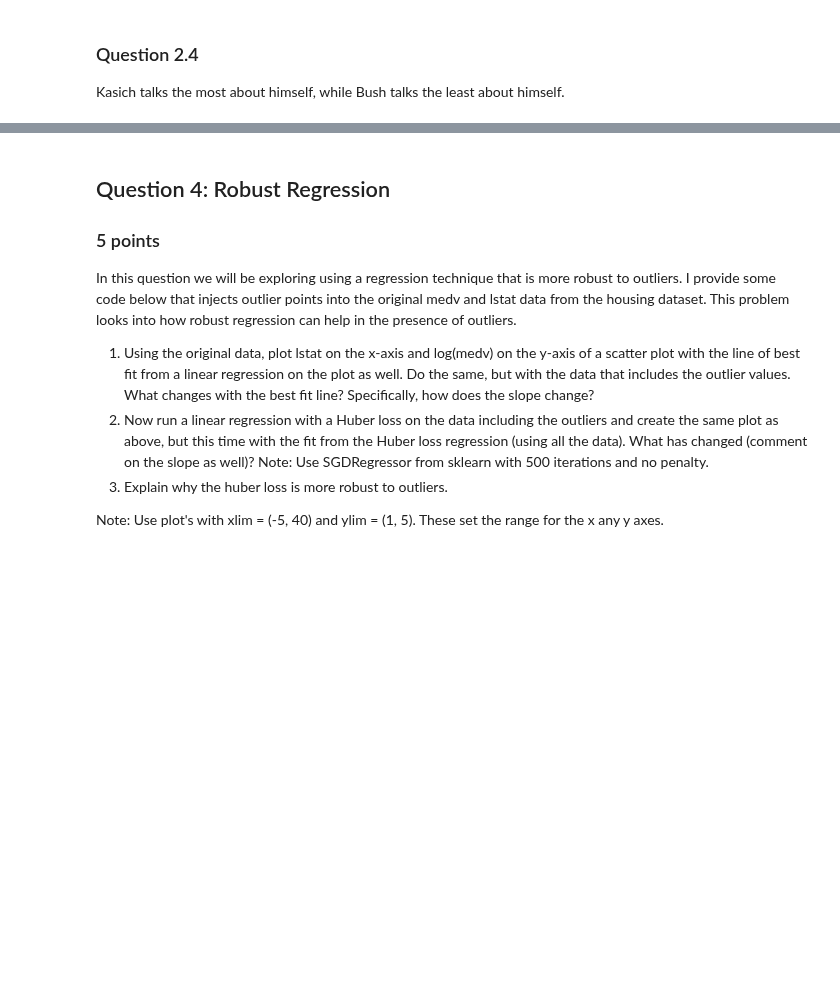
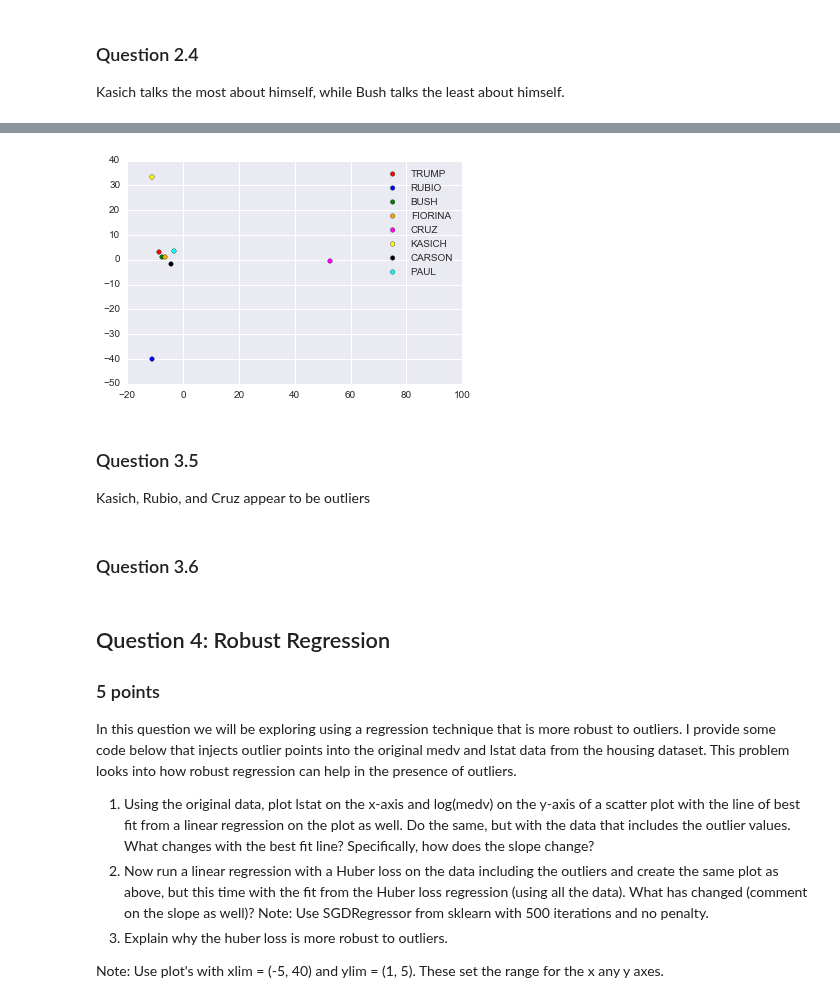
Before and after one commit to wenyangfu/EE361M_Homework, a Jupyter notebook: homework2/Group3_HW2.ipynb, the cells around one changed output, grey strips where cells are left out. Saved outputs shown, nothing was run; the diff lists cells and outputs as text; code cells hidden in the pictures; blank space fills up the shorter version.

```diff
--- a/homework2/Group3_HW2.ipynb
+++ b/homework2/Group3_HW2.ipynb
@@ -261,3 +309,21 @@ In this question, you will explore an application of PCA.
+# %%
+# 3.4
+pca_n_2 = PCA(n_components=2)
+projected_corpus_array = pca_n_2.fit(vectorized_corpus_array).transform(vectorized_corpus_array)
+colors = ['red', 'blue', 'green', 'orange', 'magenta', 'yellow', 'black', 'cyan']
+
+plt.figure()
+plt.axis([-20, 100, -50, 40])
+for color, index, candidate in zip(colors, range(8), candidates):
+    plt.scatter(projected_corpus_array[index, 0], projected_corpus_array[index, 1], c=color, label=candidate)
+_ = plt.legend()
+# %% [output]
+[figure, added]
+# %% [markdown]
+### Question 3.5
+Kasich, Rubio, and Cruz appear to be outliers
+# %% [markdown]
+### Question 3.6
 # %% [markdown]
 ## Question 4: Robust Regression
 ### 5 points
```
Also changed, not shown: parts of 6 cells of this notebook.
